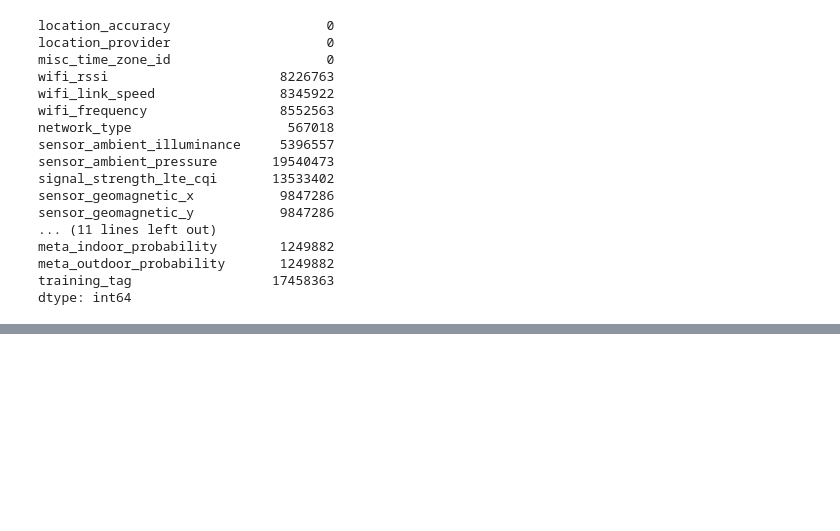
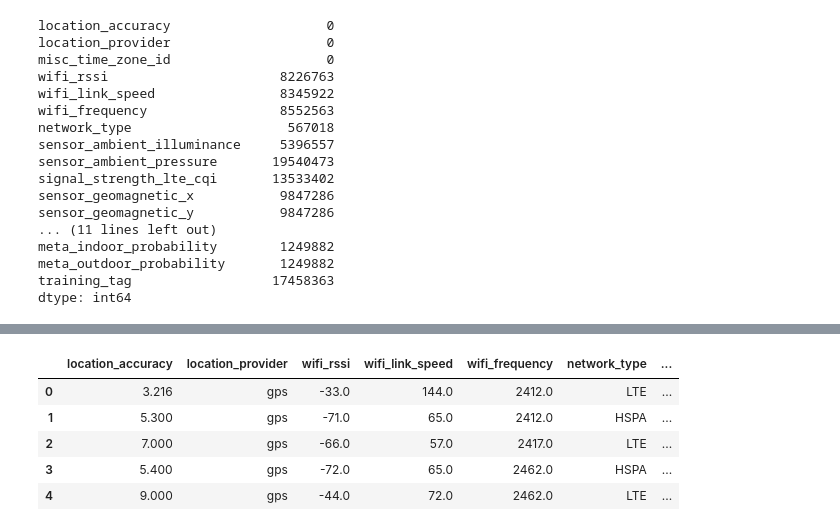
Before and after one commit to marcelovmaciel/Projeto-Opt-RTIA--Bovespa, a Jupyter notebook: Luana_ver2.ipynb, the cells around one changed output, grey strips where cells are left out. Cells and saved outputs as stored; diff of their text form; code cells hidden in the pictures; blank space fills up the shorter version.

```diff
--- a/Luana_ver2.ipynb
+++ b/Luana_ver2.ipynb
@@ -130,6 +130,15 @@ location_speed                float64
 speed_in_cell                 float64
 meta_indoor                   float64
 dtype: object
+# %%
+df.head()
+# %% [output]
+|  | location_accuracy | location_provider | wifi_rssi | wifi_link_speed | wifi_frequency | network_type | ... |
+| 0 | 3.216 | gps | -33.0 | 144.0 | 2412.0 | LTE | ... |
+| 1 | 5.300 | gps | -71.0 | 65.0 | 2412.0 | HSPA | ... |
+| 2 | 7.000 | gps | -66.0 | 57.0 | 2417.0 | LTE | ... |
+| 3 | 5.400 | gps | -72.0 | 65.0 | 2462.0 | HSPA | ... |
+| 4 | 9.000 | gps | -44.0 | 72.0 | 2462.0 | LTE | ... |
 # %%
 df['network_type'] = categorical_toNumerical(df['network_type'])
 df['location_provider'] = categorical_toNumerical(df['location_provider'])
```
Also changed, not shown: parts of 15 cells of this notebook.
